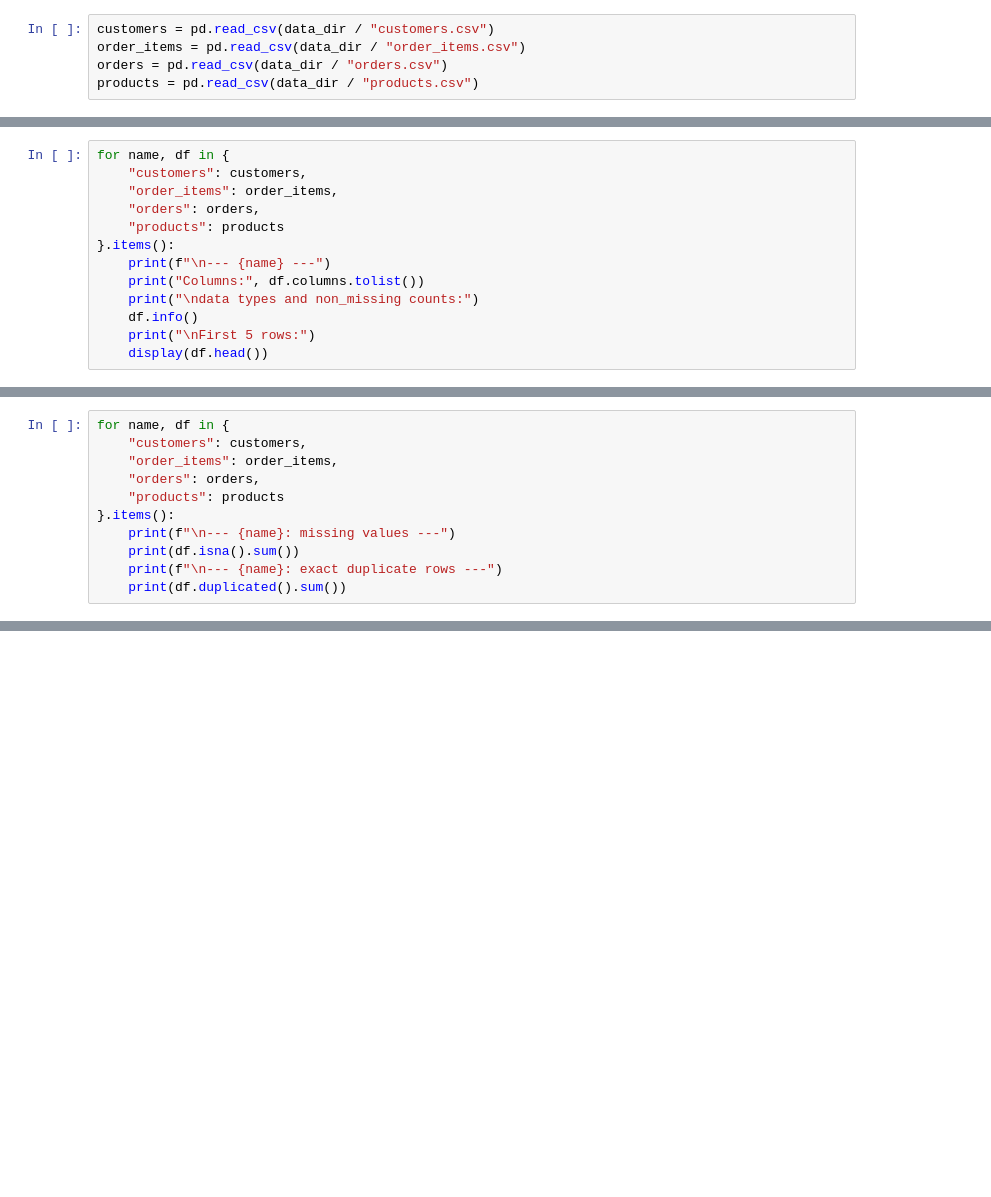
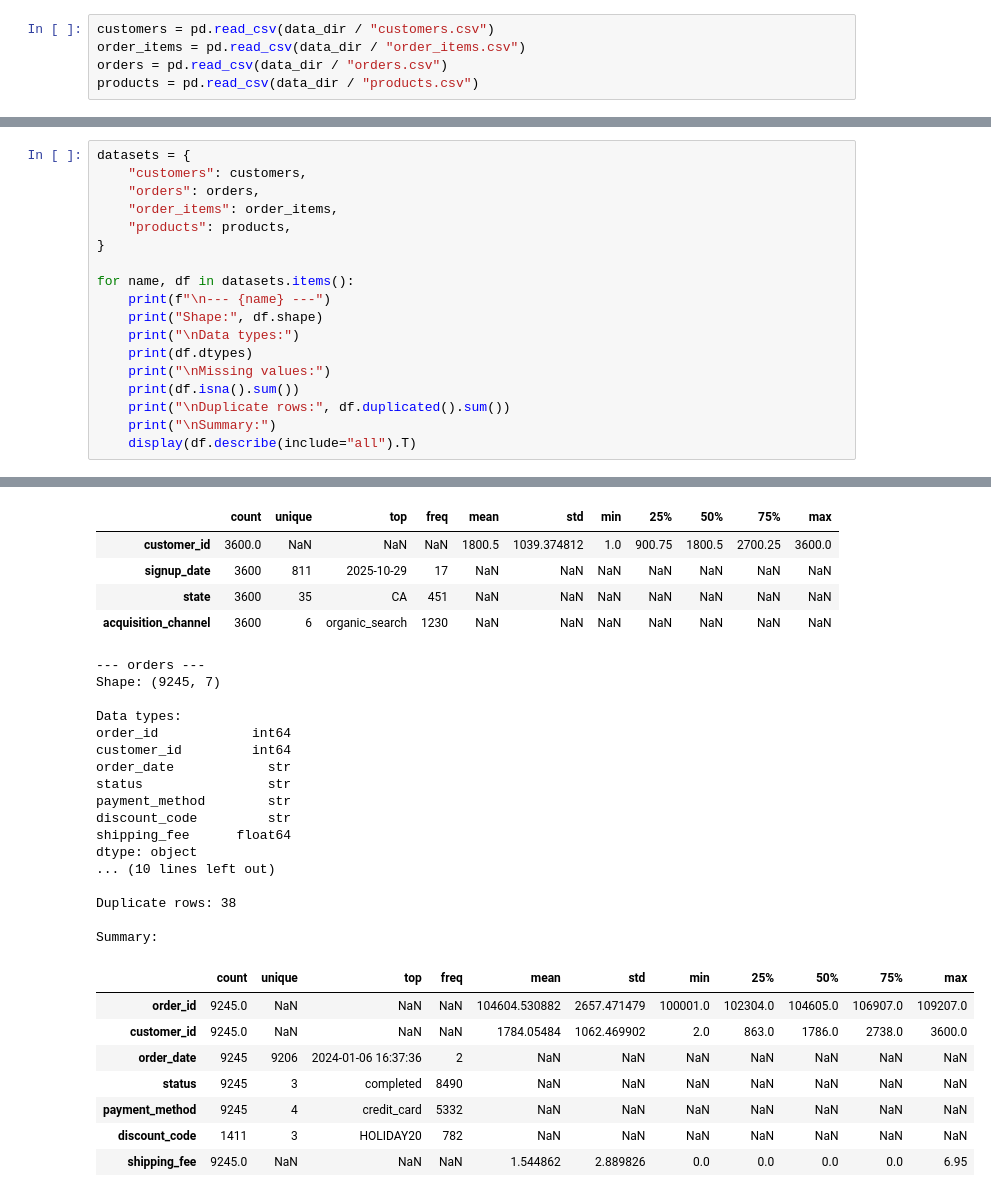
Before and after one commit to SachinNegi01/Wayfare_E-commerce_Sales_Analytics, a Jupyter notebook: wayframe_ecommerce_sales_analytics.ipynb, the cells around one changed output, grey strips where cells are left out. Saved outputs shown, nothing was run; the diff lists cells and outputs as text; blank space fills up the shorter version.

```diff
--- a/wayframe_ecommerce_sales_analytics.ipynb
+++ b/wayframe_ecommerce_sales_analytics.ipynb
@@ -24,13 +51,0 @@ products: (90, 5)
-# %%
-for name, df in {
-    "customers": customers,
-    "order_items": order_items,
-    "orders": orders,
-    "products": products
-}.items():
-    print(f"\n--- {name} ---")
-    print("Columns:", df.columns.tolist())
-    print("\ndata types and non_missing counts:")
-    df.info()
-    print("\nFirst 5 rows:")
-    display(df.head())
@@ -135,11 +51,0 @@ First 5 rows:
-# %%
-for name, df in {
-    "customers": customers,
-    "order_items": order_items,
-    "orders": orders,
-    "products": products
-}.items():
-    print(f"\n--- {name}: missing values ---")
-    print(df.isna().sum())
-    print(f"\n--- {name}: exact duplicate rows ---")
-    print(df.duplicated().sum())
@@ -270,0 +75,19 @@ Missing-price rows with matching product list prices:
+# %%
+datasets = {
+    "customers": customers,
+    "orders": orders,
+    "order_items": order_items,
+    "products": products,
+}
+
+for name, df in datasets.items():
+    print(f"\n--- {name} ---")
+    print("Shape:", df.shape)
+    print("\nData types:")
+    print(df.dtypes)
+    print("\nMissing values:")
+    print(df.isna().sum())
+    print("\nDuplicate rows:", df.duplicated().sum())
+    print("\nSummary:")
+    display(df.describe(include="all").T)
+# %% [output]
@@ -270,0 +114,30 @@ Missing-price rows with matching product list prices:
+|  | count | unique | top | freq | mean | std | min | 25% | 50% | 75% | max |
+| customer_id | 3600.0 | NaN | NaN | NaN | 1800.5 | 1039.374812 | 1.0 | 900.75 | 1800.5 | 2700.25 | 3600.0 |
+| signup_date | 3600 | 811 | 2025-10-29 | 17 | NaN | NaN | NaN | NaN | NaN | NaN | NaN |
+| state | 3600 | 35 | CA | 451 | NaN | NaN | NaN | NaN | NaN | NaN | NaN |
+| acquisition_channel | 3600 | 6 | organic_search | 1230 | NaN | NaN | NaN | NaN | NaN | NaN | NaN |
+--- orders ---
+Shape: (9245, 7)
+
+Data types:
+order_id            int64
+customer_id         int64
+order_date            str
+status                str
+payment_method        str
+discount_code         str
+shipping_fee      float64
+dtype: object
+... (10 lines left out)
+
+Duplicate rows: 38
+
+Summary:
+|  | count | unique | top | freq | mean | std | min | 25% | 50% | 75% | max |
+| order_id | 9245.0 | NaN | NaN | NaN | 104604.530882 | 2657.471479 | 100001.0 | 102304.0 | 104605.0 | 106907.0 | 109207.0 |
+| customer_id | 9245.0 | NaN | NaN | NaN | 1784.05484 | 1062.469902 | 2.0 | 863.0 | 1786.0 | 2738.0 | 3600.0 |
+| order_date | 9245 | 9206 | 2024-01-06 16:37:36 | 2 | NaN | NaN | NaN | NaN | NaN | NaN | NaN |
+| status | 9245 | 3 | completed | 8490 | NaN | NaN | NaN | NaN | NaN | NaN | NaN |
+| payment_method | 9245 | 4 | credit_card | 5332 | NaN | NaN | NaN | NaN | NaN | NaN | NaN |
+| discount_code | 1411 | 3 | HOLIDAY20 | 782 | NaN | NaN | NaN | NaN | NaN | NaN | NaN |
+| shipping_fee | 9245.0 | NaN | NaN | NaN | 1.544862 | 2.889826 | 0.0 | 0.0 | 0.0 | 0.0 | 6.95 |
```
Also changed, not shown: parts of 12 cells of this notebook, 1 other file.
